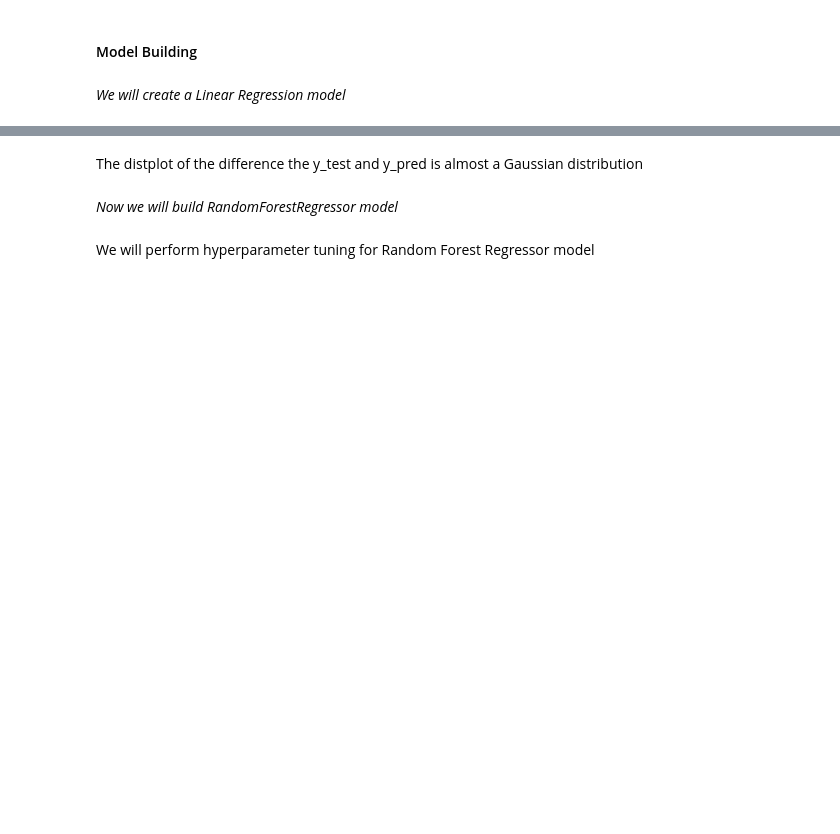
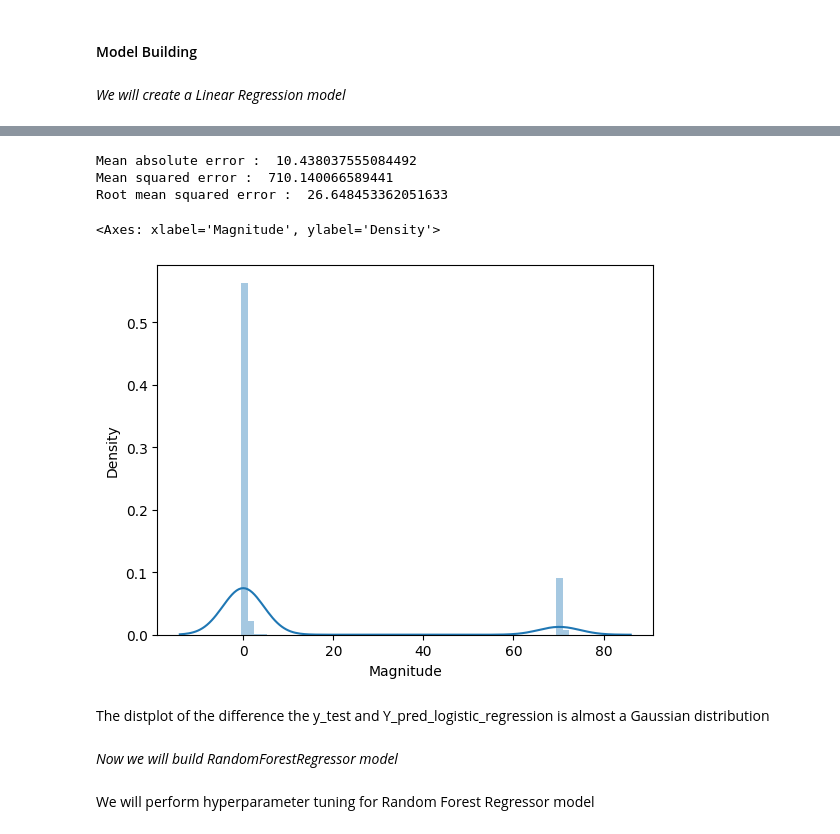
Before and after one commit to nipun1992/EarthquakeMagnitudePrediction, a Jupyter notebook: Earthquake_Magnitude_Prediction.ipynb, the cells around one changed output, grey strips where cells are left out. Cells and saved outputs as stored; diff of their text form; code cells hidden in the pictures; blank space fills up the shorter version.

Commit message:
Building regression models

```diff
--- a/Earthquake_Magnitude_Prediction.ipynb
+++ b/Earthquake_Magnitude_Prediction.ipynb
@@ -1283,3 +1251,9 @@ memory usage: 438.8 KB
+# %%
+X_train = df_train.drop(columns=["Magnitude"], axis=1)
+Y_train = df_train.Magnitude
+# %%
+X_test = df_test.drop(columns=["Magnitude"], axis=1)
+Y_test = df_test.Magnitude
 # %% [markdown]
 #### Model Building
 # %% [markdown]
@@ -1290,4 +1264,4 @@ from sklearn.linear_model import LinearRegression
 regressor = LinearRegression()
 # %%
 #Fitting the training data on the Linear Regression model
-regressor.fit(df_train_continuous_features_scaled, Y_train)
+regressor.fit(X_train, Y_train)
@@ -1299,16 +1280,22 @@ regressor.coef_
 # %%
-y_pred = regressor.predict(df_test_continuous_features_scaled)
+Y_pred_logistic_regression = regressor.predict(X_test)
 # %%
 from sklearn import metrics
 # %%
-print("Mean absolute error : ", metrics.mean_absolute_error(Y, y_pred))
-print("Mean squared error : ", metrics.mean_squared_error(Y, y_pred))
-print("Root mean squared error : ", np.sqrt(metrics.mean_squared_error(Y, y_pred)))
-print("R squared error : ", metrics.mean_squared_error(Y, y_pred))
+print("Mean absolute error : ", metrics.mean_absolute_error(Y_test, Y_pred_logistic_regression))
+print("Mean squared error : ", metrics.mean_squared_error(Y_test, Y_pred_logistic_regression))
+print("Root mean squared error : ", np.sqrt(metrics.mean_squared_error(Y_test, Y_pred_logistic_regression)))
+# %% [output]
+Mean absolute error :  10.438037555084492
+Mean squared error :  710.140066589441
+Root mean squared error :  26.648453362051633
 # %%
-sns.distplot(Y-y_pred)
+sns.distplot(Y_test-Y_pred_logistic_regression)
+# %% [output]
+<Axes: xlabel='Magnitude', ylabel='Density'>
+[figure, added]
 # %% [markdown]
-The distplot of the difference the y_test and y_pred is almost a Gaussian distribution
+The distplot of the difference the y_test and Y_pred_logistic_regression is almost a Gaussian distribution
 # %% [markdown]
 *Now we will build RandomForestRegressor model*
 # %%
```
Also changed, not shown: parts of 37 cells of this notebook.
